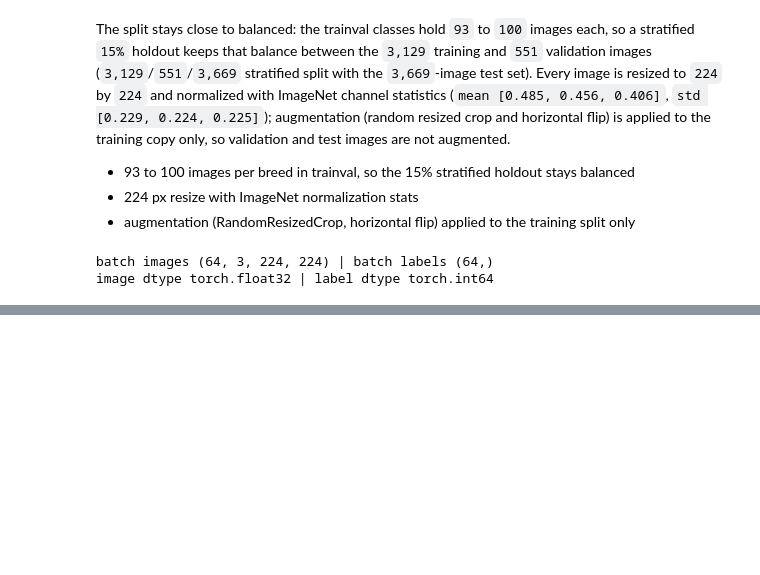
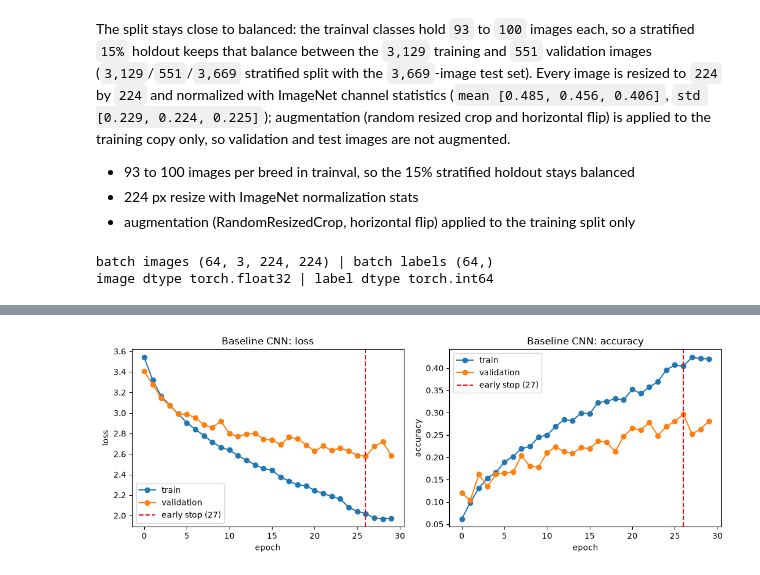
Before and after one commit to intend-dev/deep-learning-cat-and-dog-breed-classification, a Jupyter notebook: deep_learning.ipynb, the cells around one changed output, grey strips where cells are left out. Saved outputs shown, nothing was run; the diff lists cells and outputs as text; code cells hidden in the pictures; blank space fills up the shorter version.

Commit message:
Add baseline CNN and training curves

```diff
--- a/deep_learning.ipynb
+++ b/deep_learning.ipynb
@@ -159,0 +164,21 @@ image dtype torch.float32 | label dtype torch.int64
+# %%
+class BaselineCNN(nn.Module):
+    def __init__(self, n_classes=37):
+        super().__init__()
+        self.features = nn.Sequential(
+            nn.Conv2d(3, 32, kernel_size=3, padding=1),
+            nn.BatchNorm2d(32), nn.ReLU(), nn.MaxPool2d(2),
+            nn.Conv2d(32, 64, kernel_size=3, padding=1),
+            nn.BatchNorm2d(64), nn.ReLU(), nn.MaxPool2d(2),
+        )
+        self.classifier = nn.Sequential(
+            nn.AdaptiveAvgPool2d((4, 4)),
+            nn.Flatten(),
+            nn.Linear(64 * 4 * 4, 256), nn.ReLU(), nn.Dropout(0.3),
+            nn.Linear(256, n_classes),
+        )
+
+    def forward(self, x):
+        return self.classifier(self.features(x))
+
+print("baseline output shape", tuple(BaselineCNN()(xb).shape))
@@ -159,0 +246,7 @@ image dtype torch.float32 | label dtype torch.int64
+# %%
+EPOCHS = 30
+baseline = BaselineCNN()
+t0 = time.time()
+hist_baseline = train_model(baseline, EPOCHS)
+print("baseline train time (s):", round(time.time() - t0, 1))
+print(f"baseline best epoch {hist_baseline.get('best_epoch')} with val_loss {hist_baseline.get('best_val_loss'):.4f}")
@@ -159,0 +271,19 @@ image dtype torch.float32 | label dtype torch.int64
+# %%
+def plot_curves(hist, title):
+    fig, axes = plt.subplots(1, 2, figsize=(11, 4))
+    axes[0].plot(hist["train_loss"], marker="o", label="train")
+    axes[0].plot(hist["val_loss"], marker="o", label="validation")
+    if "best_epoch" in hist:
+        axes[0].axvline(hist["best_epoch"] - 1, color="red", linestyle="--", label=f"early stop ({hist['best_epoch']})")
+    axes[0].set_title(title + ": loss"); axes[0].set_xlabel("epoch"); axes[0].set_ylabel("loss"); axes[0].legend()
+    axes[1].plot(hist["train_acc"], marker="o", label="train")
+    axes[1].plot(hist["val_acc"], marker="o", label="validation")
+    if "best_epoch" in hist:
+        axes[1].axvline(hist["best_epoch"] - 1, color="red", linestyle="--", label=f"early stop ({hist['best_epoch']})")
+    axes[1].set_title(title + ": accuracy")
+    axes[1].set_xlabel("epoch"); axes[1].set_ylabel("accuracy"); axes[1].legend()
+    plt.tight_layout(); plt.show()
+
+plot_curves(hist_baseline, "Baseline CNN")
+# %% [output]
+[figure, added]
```
Also changed, not shown: parts of 6 cells of this notebook.
